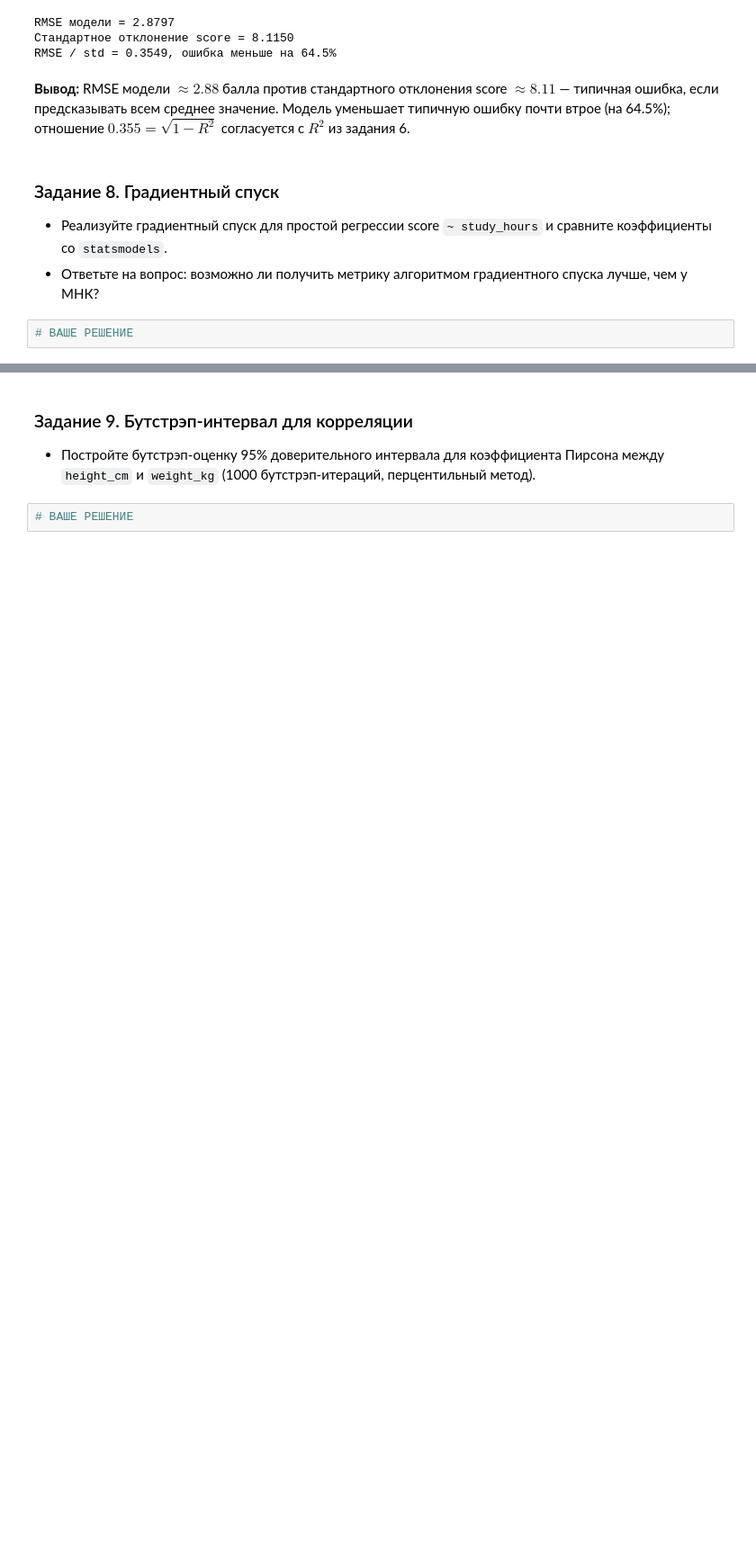
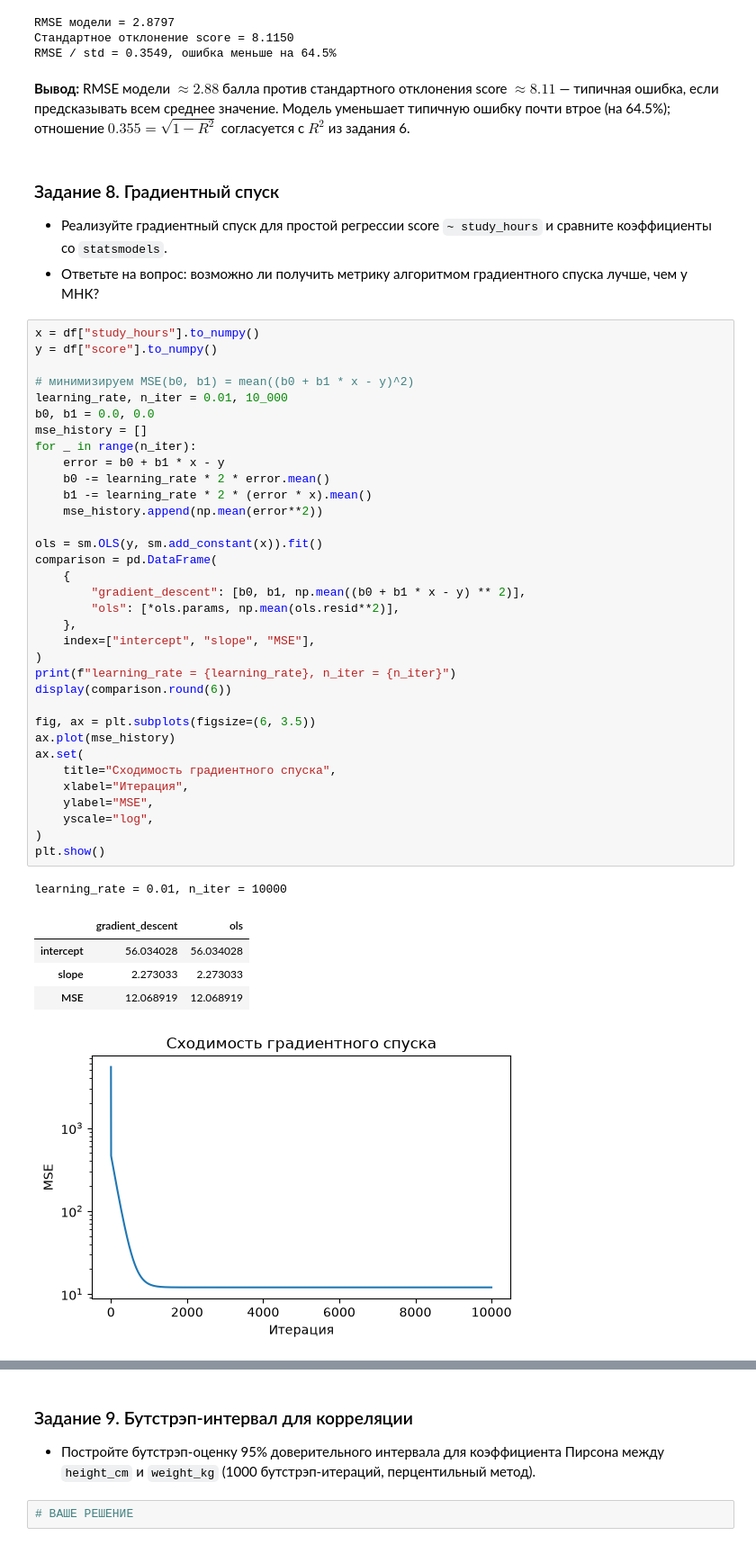
Before and after one commit to radif-ru/applied-statistics, a Jupyter notebook: notebooks/correlation-regression.ipynb, the cells around one changed output, grey strips where cells are left out. Shown at 90% size. Cells and saved outputs as stored; diff of their text form; blank space fills up the shorter version.

Commit message:
feat: implement gradient descent and compare it with OLS

```diff
--- a/notebooks/correlation-regression.ipynb
+++ b/notebooks/correlation-regression.ipynb
@@ -239,5 +239,44 @@ RMSE / std = 0.3549, ошибка меньше на 64.5%
 - Реализуйте градиентный спуск для простой регрессии score `~ study_hours` и сравните коэффициенты со `statsmodels`.
 - Ответьте на вопрос: возможно ли получить метрику алгоритмом градиентного спуска лучше, чем у МНК?
 # %%
-# ВАШЕ РЕШЕНИЕ
+x = df["study_hours"].to_numpy()
+y = df["score"].to_numpy()
+
+# минимизируем MSE(b0, b1) = mean((b0 + b1 * x - y)^2)
+learning_rate, n_iter = 0.01, 10_000
+b0, b1 = 0.0, 0.0
+mse_history = []
+for _ in range(n_iter):
+    error = b0 + b1 * x - y
+    b0 -= learning_rate * 2 * error.mean()
+    b1 -= learning_rate * 2 * (error * x).mean()
+    mse_history.append(np.mean(error**2))
+
+ols = sm.OLS(y, sm.add_constant(x)).fit()
+comparison = pd.DataFrame(
+    {
+        "gradient_descent": [b0, b1, np.mean((b0 + b1 * x - y) ** 2)],
+        "ols": [*ols.params, np.mean(ols.resid**2)],
+    },
+    index=["intercept", "slope", "MSE"],
+)
+print(f"learning_rate = {learning_rate}, n_iter = {n_iter}")
+display(comparison.round(6))
+
+fig, ax = plt.subplots(figsize=(6, 3.5))
+ax.plot(mse_history)
+ax.set(
+    title="Сходимость градиентного спуска",
+    xlabel="Итерация",
+    ylabel="MSE",
+    yscale="log",
+)
+plt.show()
+# %% [output]
+learning_rate = 0.01, n_iter = 10000
+|  | gradient_descent | ols |
+| intercept | 56.034028 | 56.034028 |
+| slope | 2.273033 | 2.273033 |
+| MSE | 12.068919 | 12.068919 |
+[figure, added]
 # %% [markdown]
```
Also changed, not shown: parts of 1 cell of this notebook.
